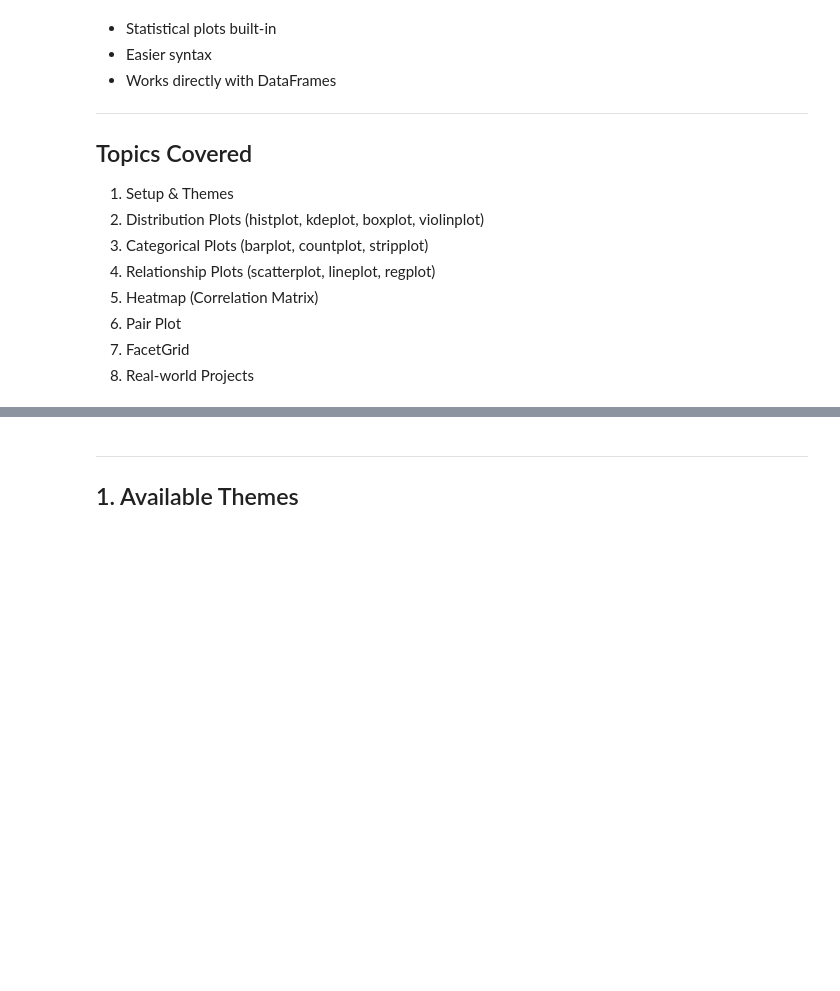
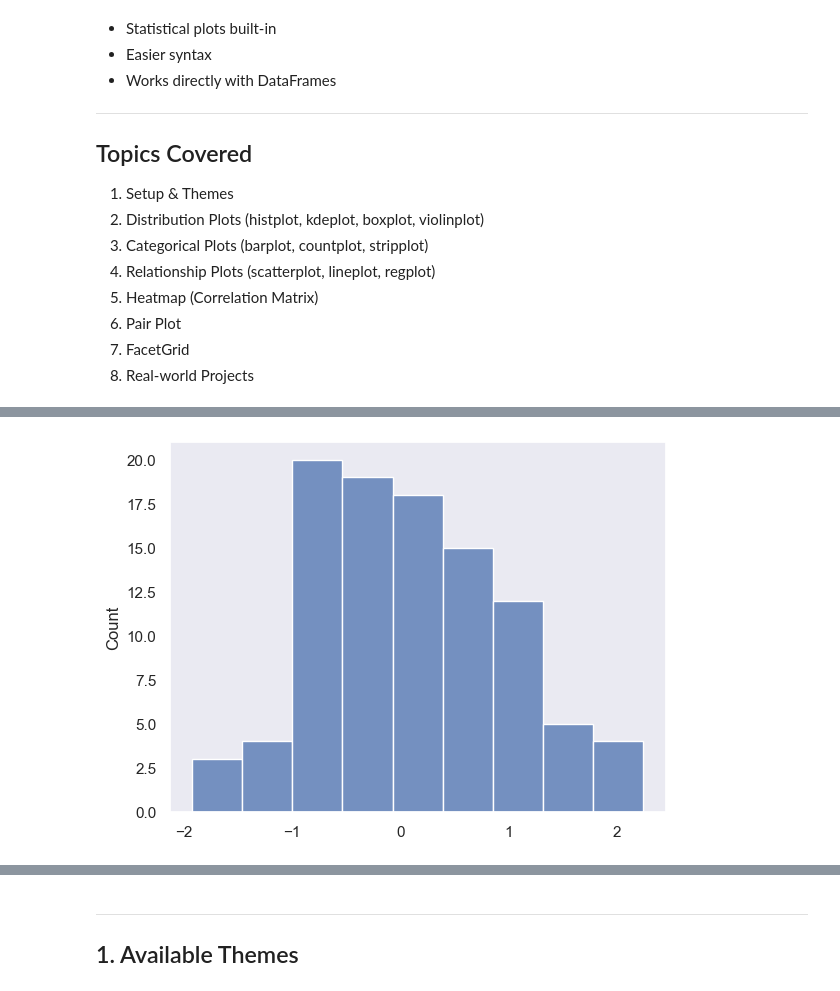
Before and after one commit to helloharendra/Python-DS-AI-11-AM-12-30PM, a Jupyter notebook: helloharendra/analytics/day6_seaborn.ipynb, the cells around one changed output, grey strips where cells are left out. Cells and saved outputs as stored; diff of their text form; code cells hidden in the pictures; blank space fills up the shorter version.

```diff
--- a/helloharendra/analytics/day6_seaborn.ipynb
+++ b/helloharendra/analytics/day6_seaborn.ipynb
@@ -20,0 +159,7 @@
+# %%
+data = np.random.randn(100)
+
+sns.histplot(data)
+plt.show()
+# %% [output]
+[figure, added]
```
Also changed, not shown: parts of 42 cells of this notebook, 10 other files.
